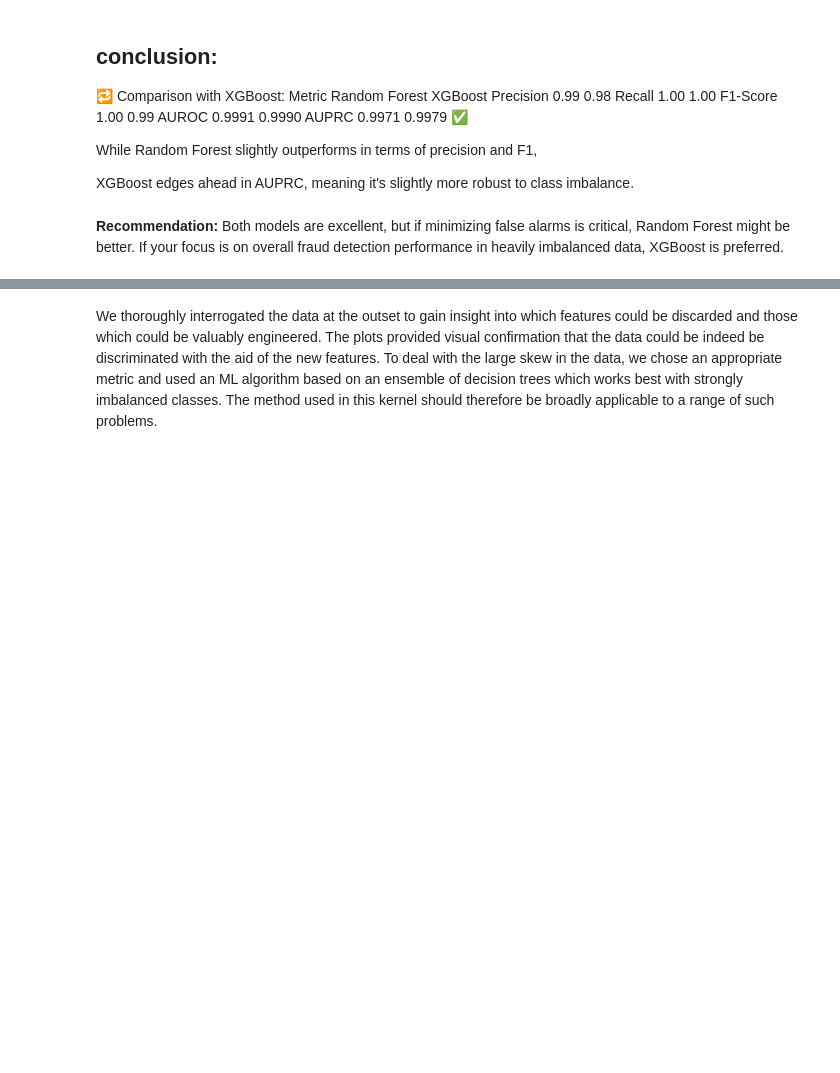
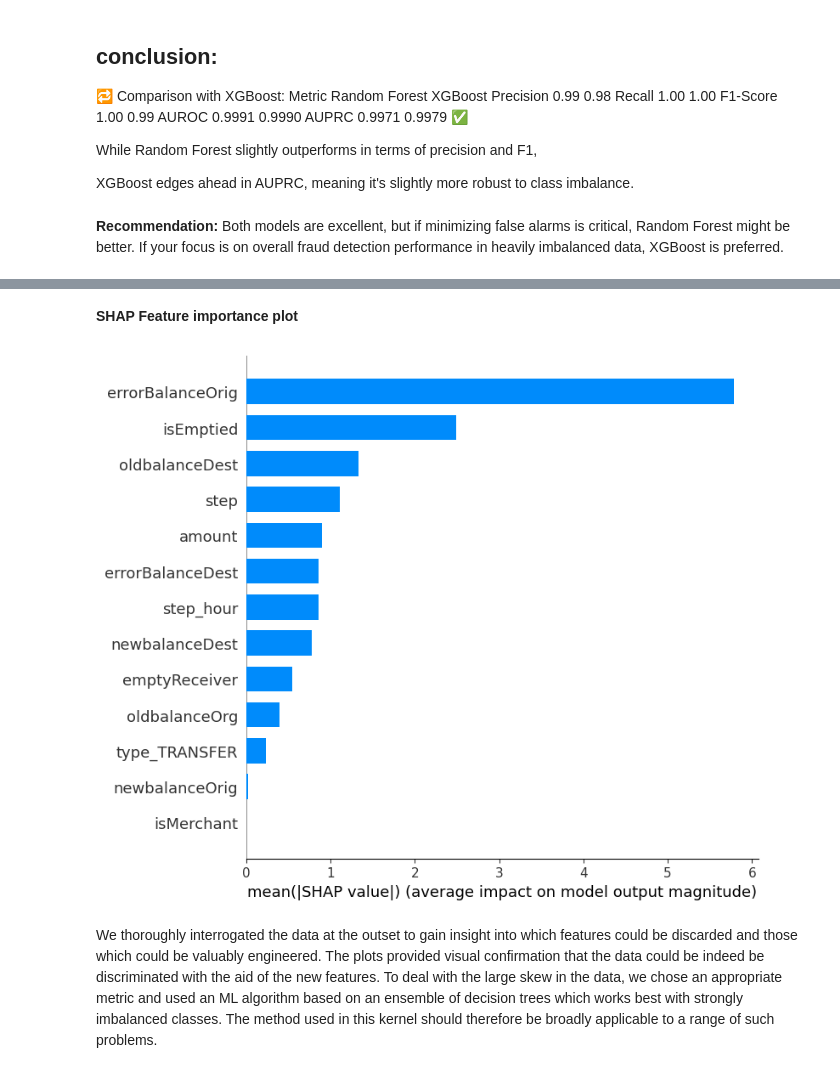
Before and after one commit to sagarrajak245/Fraud_transaction_detection_in_payment_app, a Jupyter notebook: fraud_detection_accerdian.ipynb, the cells around one changed output, grey strips where cells are left out. Saved outputs shown, nothing was run; the diff lists cells and outputs as text; code cells hidden in the pictures; blank space fills up the shorter version.

```diff
--- a/fraud_detection_accerdian.ipynb
+++ b/fraud_detection_accerdian.ipynb
@@ -943,2 +992,9 @@ If your focus is on overall fraud detection performance in heavily imbalanced da
+# %% [markdown]
+**SHAP Feature importance plot**
+# %%
+# Feature importance plot
+shap.summary_plot(shap_values, X_test, plot_type="bar")
+# %% [output]
+[figure, added]
 # %% [markdown]
 We thoroughly interrogated the data at the outset to gain insight into which features could be discarded and those which could be valuably engineered. The plots provided visual confirmation that the data could be indeed be discriminated with the aid of the new features. To deal with the large skew in the data, we chose an appropriate metric and used an ML algorithm based on an ensemble of decision trees which works best with strongly imbalanced classes. The method used in this kernel should therefore be broadly applicable to a range of such problems.
```
Also changed, not shown: parts of 8 cells of this notebook.
